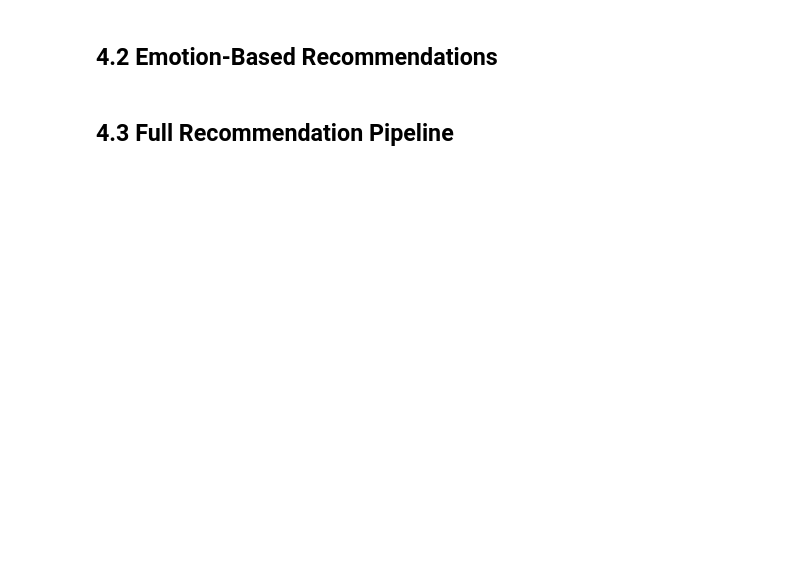
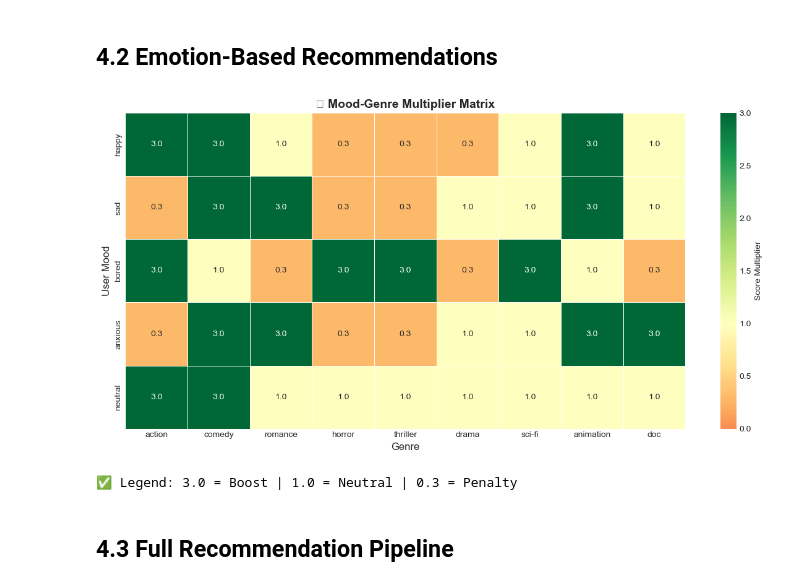
Before and after one commit to utkarshvaransingh-cloud/Emotion-Aware-Anti-Addiction-Entertainment-Recommendation-System, a Jupyter notebook: notebooks/Emotion_Aware_RecSys_Project.ipynb, the cells around one changed output. Cells and saved outputs as stored; diff of their text form; code cells hidden in the pictures; blank space fills up the shorter version.

```diff
--- a/notebooks/Emotion_Aware_RecSys_Project.ipynb
+++ b/notebooks/Emotion_Aware_RecSys_Project.ipynb
@@ -223,39 +298,44 @@ plt.show()
 # %% [markdown]
 ## 4.2 Emotion-Based Recommendations
 # %%
-# Emotion-based scoring demonstration
+# Mood-Genre Matrix
 mood_boosts = {
     "happy": {"boost": ["action", "adventure", "comedy", "musical", "animation"], "avoid": ["horror", "thriller", "drama"]},
     "sad": {"boost": ["comedy", "romance", "animation", "musical"], "avoid": ["horror", "thriller", "action"]},
     "bored": {"boost": ["thriller", "sci-fi", "mystery", "horror", "action"], "avoid": ["doc", "drama", "romance"]},
     "anxious": {"boost": ["doc", "animation", "comedy", "romance"], "avoid": ["horror", "thriller", "action", "mystery"]},
     "neutral": {"boost": ["comedy", "action", "adventure"], "avoid": []}
 }
 
-# Visualize mood-genre matrix
 genres = ["action", "comedy", "romance", "horror", "thriller", "drama", "sci-fi", "animation", "doc"]
 moods = list(mood_boosts.keys())
 
 matrix = []
 for mood in moods:
     row = []
     for genre in genres:
         if genre in mood_boosts[mood]["boost"]:
             row.append(3.0)
         elif genre in mood_boosts[mood]["avoid"]:
             row.append(0.3)
         else:
             row.append(1.0)
     matrix.append(row)
 
-plt.figure(figsize=(12, 5))
+plt.figure(figsize=(12, 6))
 sns.heatmap(matrix, annot=True, fmt='.1f', xticklabels=genres, yticklabels=moods,
-            cmap='RdYlGn', center=1.0, vmin=0, vmax=3)
-plt.title('Mood-Genre Multiplier Matrix')
-plt.xlabel('Genre')
-plt.ylabel('User Mood')
+            cmap='RdYlGn', center=1.0, vmin=0, vmax=3, linewidths=0.5, linecolor='white',
+            cbar_kws={'label': 'Score Multiplier'})
+plt.title('🎭 Mood-Genre Multiplier Matrix', fontsize=14, fontweight='bold')
+plt.xlabel('Genre', fontsize=12)
+plt.ylabel('User Mood', fontsize=12)
 plt.tight_layout()
 plt.show()
+
+print("\n✅ Legend: 3.0 = Boost | 1.0 = Neutral | 0.3 = Penalty")
+# %% [output]
+[figure, added]
+✅ Legend: 3.0 = Boost | 1.0 = Neutral | 0.3 = Penalty
 # %% [markdown]
 ## 4.3 Full Recommendation Pipeline
 # %%
```
Also changed, not shown: parts of 20 cells of this notebook, 5 other files.
